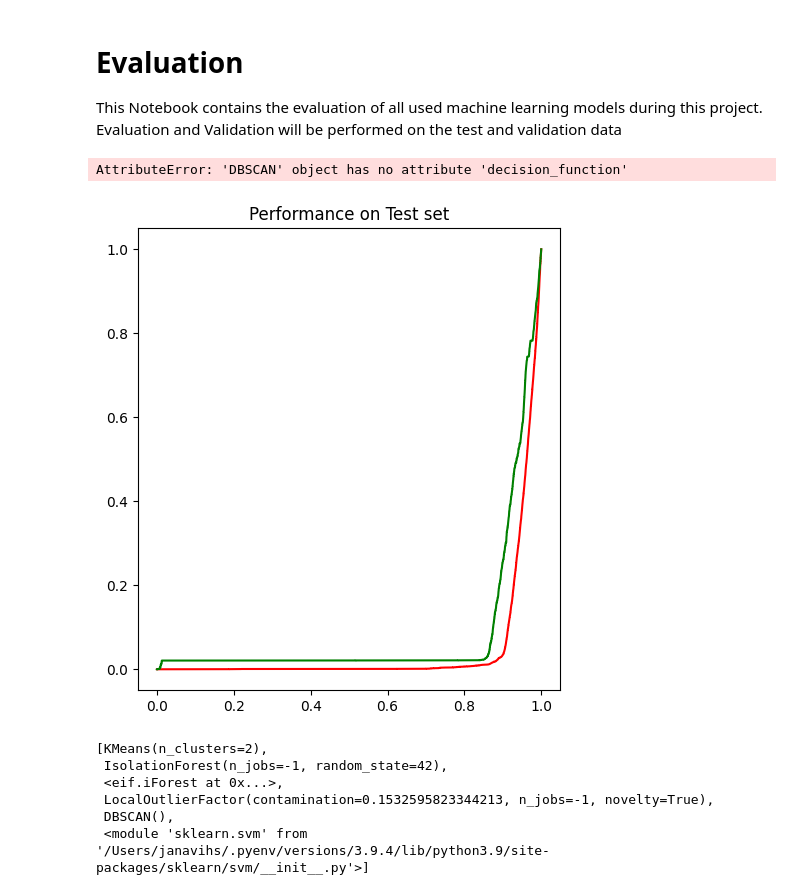
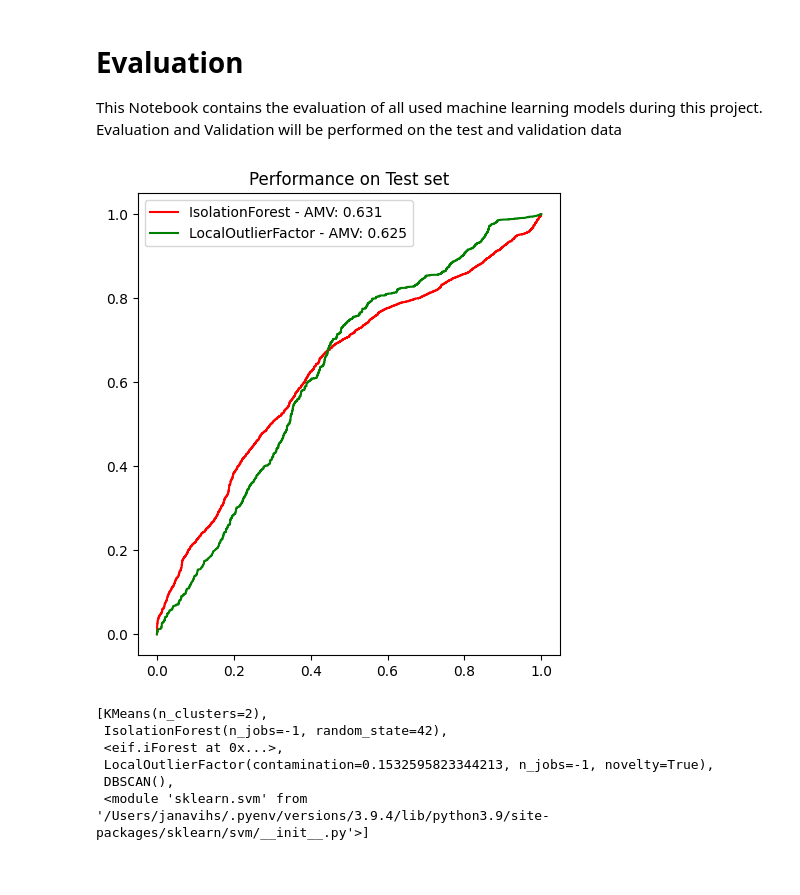
Before and after one commit to Janalytics94/anomaly-detection-software, a Jupyter notebook: src/notebooks/evaluate.ipynb, the cells around one changed output. Cells and saved outputs as stored; diff of their text form; code cells hidden in the pictures.

```diff
--- a/src/notebooks/evaluate.ipynb
+++ b/src/notebooks/evaluate.ipynb
@@ -106,7 +106,7 @@ for i in range(0, len(scenarios)):
     y_true[scenarios[i]]  = y_true[scenarios[i]].mask(y_true[scenarios[i]]==0,  1) # 1 = inliners
 # %%
 # Scenario CVE-2012-2122
-scenario = "CVE-2012-2122"
+scenario = "CVE-2014-0160"
 # prepare test data
 X_test = TEST[scenario]
 X_test = select_columns_for_modelling(X_test)
@@ -124,36 +124,35 @@ for a, algo in enumerate(algorithms):
    #fpr_train_, tpr_train_, _ = roc_curve(y_true_train, -algo_train)
    #algo_auc_train = auc(fpr_train_, tpr_train_)
 
-   fpr_test_, tpr_test_, _ = roc_curve(y_true[scenario], -algo_test, pos_label=1) # Kommt drauf an wie rum(?) nochmal genau reinschauen
+   fpr_test_, tpr_test_, _ = roc_curve(y_true[scenario], algo_test, pos_label=1) # Kommt drauf an wie rum(?) nochmal genau reinschauen
    algo_auc_test = auc(fpr_test_, tpr_test_)
 
    # as only one class available auc does not work -> Brier Score!
    #fpr_validation_, tpr_validation_, _ = roc_curve(y_true_validation, -algo_validation)
    #algo_auc_validation = auc(fpr_validation_, tpr_validation_)
 
    #plt.subplot(1, 2, 1)
    #plt.title('Performance on Training set')
    #plt.plot(fpr_train_, tpr_train_, color=colors[a], label= '{0} - AUC: {1:.3f}'.format(name[a], algo_auc_train))
 
    plt.subplot(1, 2, 2)
    plt.title('Performance on Test set')
    plt.plot(fpr_test_, tpr_test_, color=colors[a], label= '{0} - AMV: {1:.3f}'.format(name[a], algo_auc_test)) #AMV: Augmented Mass Volume Function # AUC ohne 1
 
    #plt.subplot(1, 2, 1)
    #plt.title('Performance on Validation set')
    #plt.plot(fpr_validation_, tpr_validation_, color=colors[a], label= '{0} - AUC: {1:.3f}'.format(name[a], algo_auc_validation))
 
 
 
 plt.subplot(1, 2, 2)
 plt.legend(loc=0)
 plt.xlim((-0.05, 1.05))
 plt.ylim((-0.05, 1.05))
 
 plt.show()
 # %% [output]
-AttributeError: 'DBSCAN' object has no attribute 'decision_function'
-[figure, old version]
+[figure, new version]
 # %%
 algorithms
 # %% [output]
```
Also changed, not shown: 1 other file.
